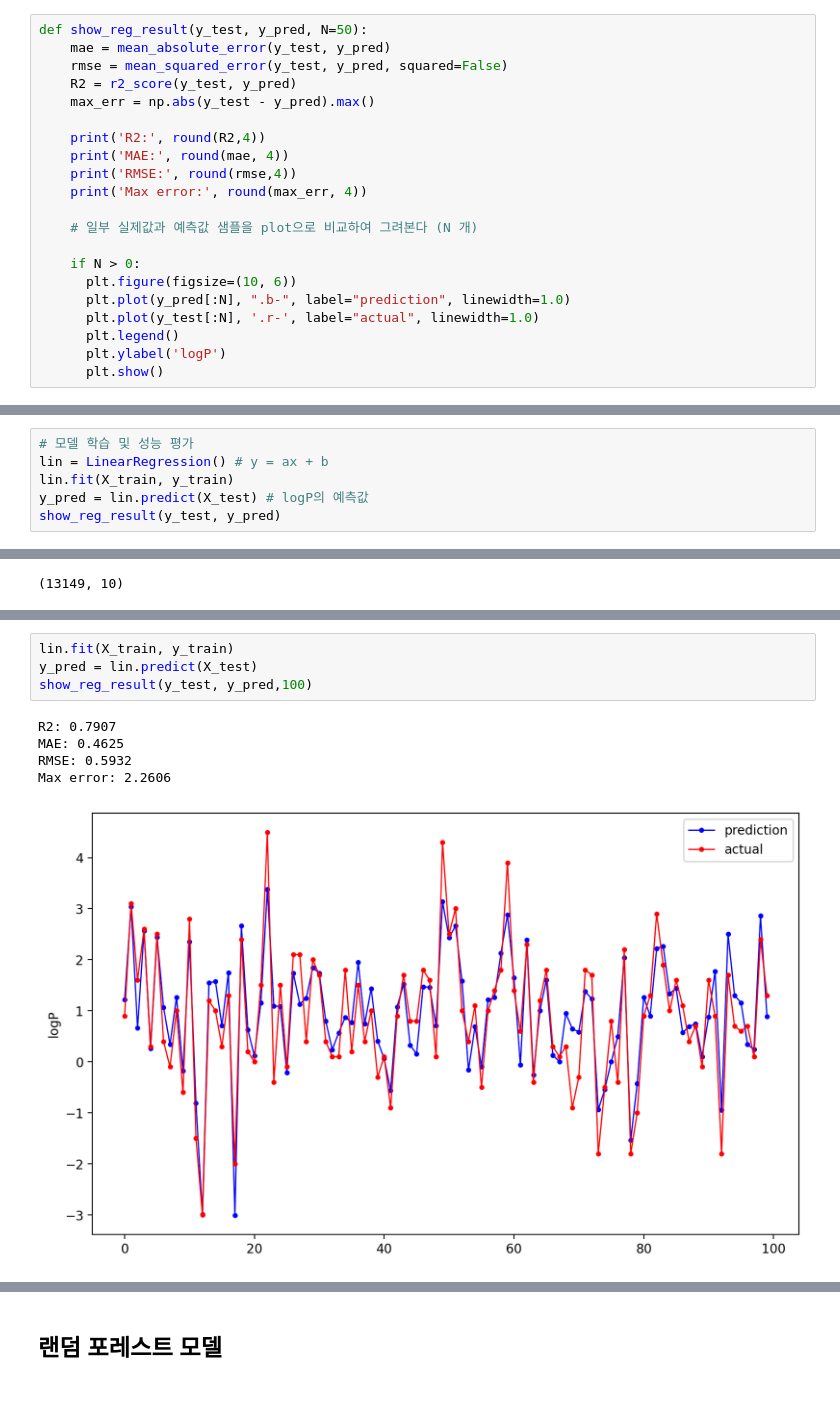
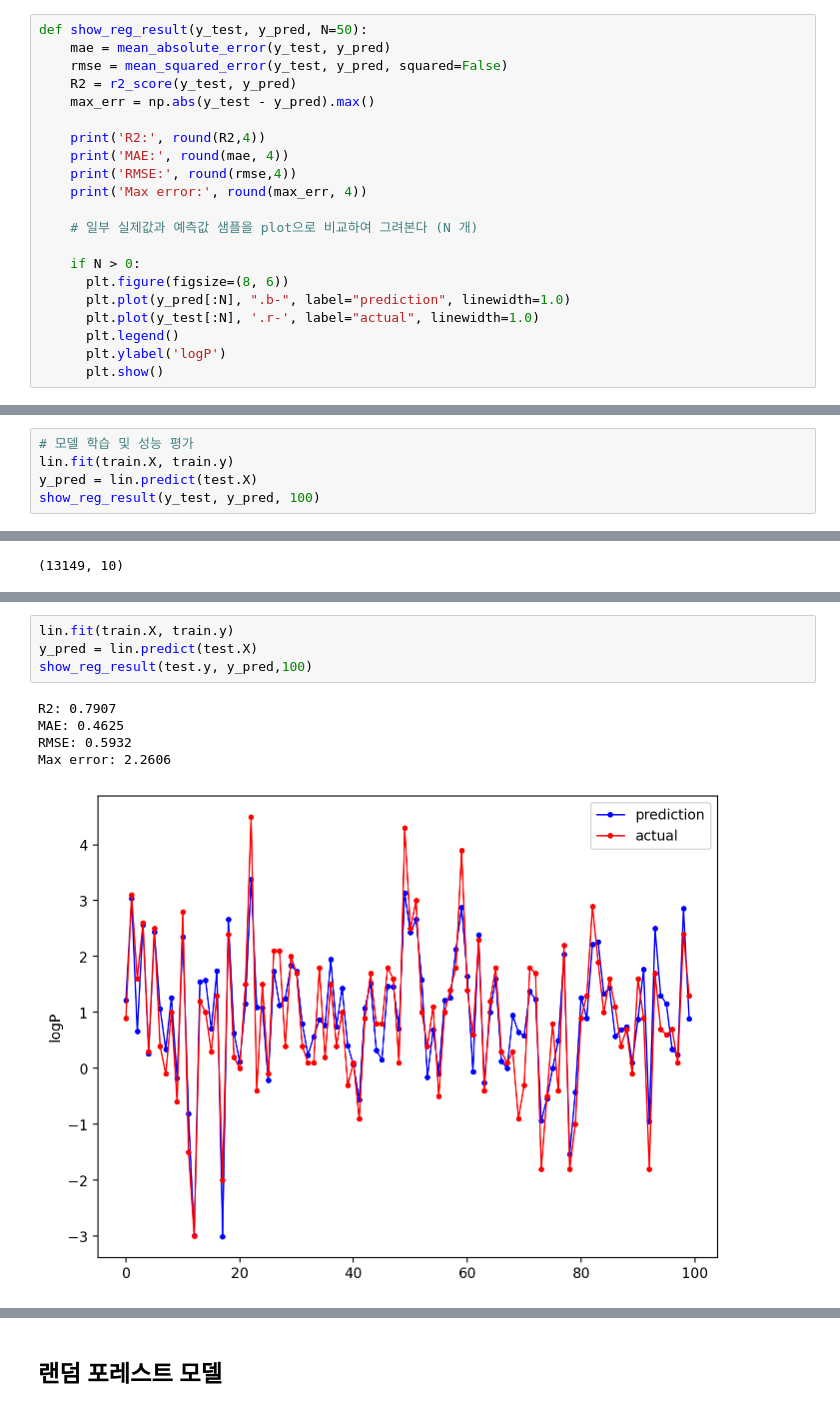
Before and after one commit to StillWork/AIDD0713, a Jupyter notebook: z3_MachineLearning.ipynb, the cells around one changed output, grey strips where cells are left out. Saved outputs shown, nothing was run; the diff lists cells and outputs as text.

```diff
--- a/z3_MachineLearning.ipynb
+++ b/z3_MachineLearning.ipynb
@@ -271,7 +282,7 @@ def show_reg_result(y_test, y_pred, N=50):
     # 일부 실제값과 예측값 샘플을 plot으로 비교하여 그려본다 (N 개)
 
     if N > 0:
-      plt.figure(figsize=(10, 6))
+      plt.figure(figsize=(8, 6))
       plt.plot(y_pred[:N], ".b-", label="prediction", linewidth=1.0)
       plt.plot(y_test[:N], '.r-', label="actual", linewidth=1.0)
       plt.legend()
@@ -288,7 +293,6 @@ Index(['num_of_atoms', 'num_of_heavy_atoms', 'num_of_C_atoms',
 # %%
 # 모델 학습 및 성능 평가
-lin = LinearRegression() # y = ax + b
-lin.fit(X_train, y_train)
-y_pred = lin.predict(X_test) # logP의 예측값
-show_reg_result(y_test, y_pred)
+lin.fit(train.X, train.y)
+y_pred = lin.predict(test.X)
+show_reg_result(y_test, y_pred, 100)
 # %% [output]
@@ -354,10 +340,10 @@ X_train.shape
 # %%
-lin.fit(X_train, y_train)
-y_pred = lin.predict(X_test)
-show_reg_result(y_test, y_pred,100)
+lin.fit(train.X, train.y)
+y_pred = lin.predict(test.X)
+show_reg_result(test.y, y_pred,100)
 # %% [output]
 R2: 0.7907
 MAE: 0.4625
 RMSE: 0.5932
 Max error: 2.2606
-[figure, old version]
+[figure, new version]
```
Also changed, not shown: parts of 55 cells of this notebook, 2 other files.
